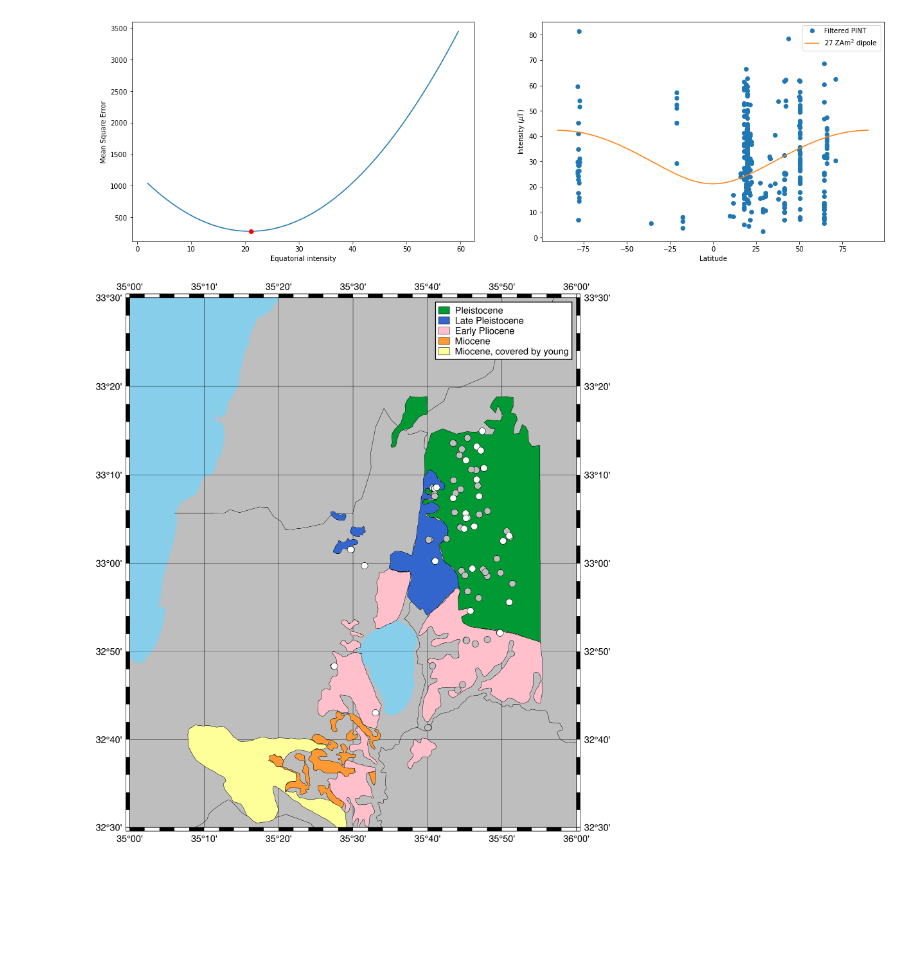
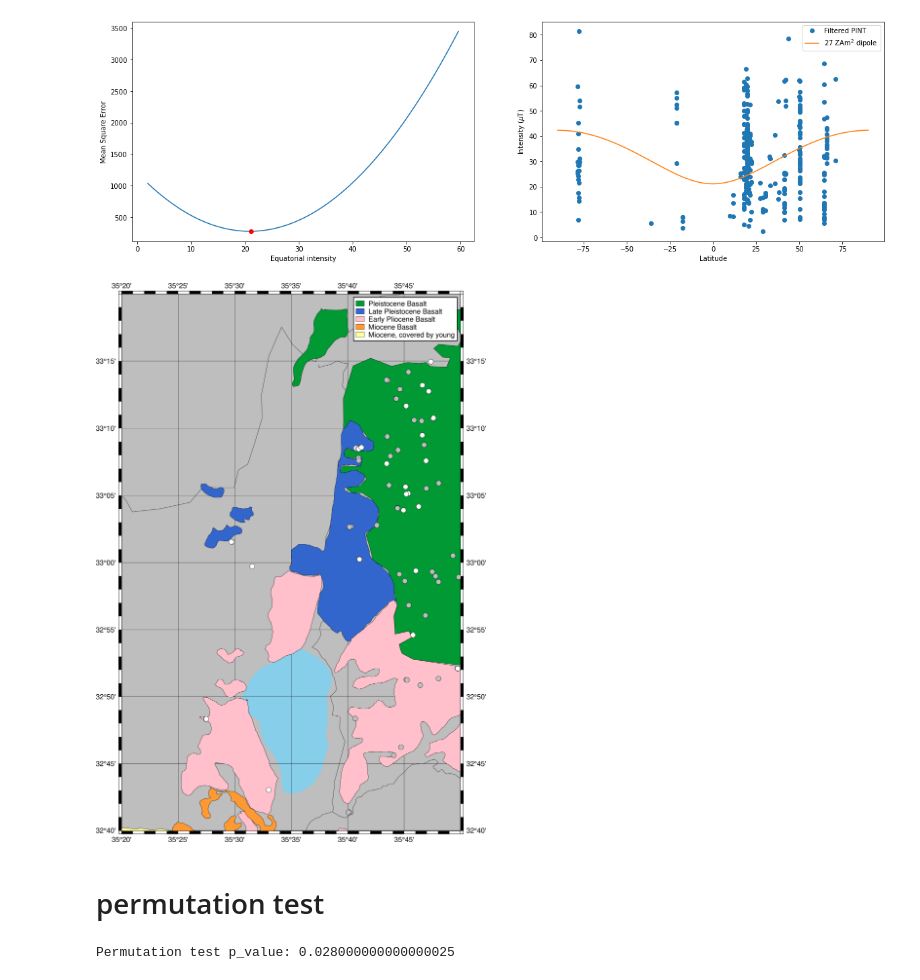
Before and after one commit to hfa2105/Golan_Heights_Analysis, a Jupyter notebook: Asefaw_GH_Analysis.ipynb, the cells around one changed output. Saved outputs shown, nothing was run; the diff lists cells and outputs as text; code cells hidden in the pictures; blank space fills up the shorter version.

Commit message:
permutation test, dipole simulation

```diff
--- a/Asefaw_GH_Analysis.ipynb
+++ b/Asefaw_GH_Analysis.ipynb
@@ -293,39 +301,68 @@ plt.legend();
 [figure]
 # %%
 # site map
-boundary_data = pd.read_csv("./geo_regions.csv")
-coordinate_data = pd.read_csv("./coordinates.csv")
+boundaryData = pd.read_csv("../Data/geo_regions.csv")
+boundaryData['lat']= pd.to_numeric(boundaryData['lat'])
+coordinateData = pd.read_csv("../Data/coordinates.csv")
 
 
-lon = [35, 36]
-lat = [32.5, 33.5]
+lon = [35.3333, 35.833]
+lat = [32.666, 33.333]
 padding = 20
 
+# relief image for Israel, border, inset, color bar
 fig = pygmt.Figure()
+
+
 fig.coast(projection = "M0/0/8i", region = [lon[0], lon[1],lat[0], lat[1]], frame = "afg", land = "gray", water = "skyblue", borders = 1)
 
 
 colors=["#009933", "#3366cc", "pink", "#ff9933", "#ffff99", "#00cc99", "#669999"]
-periods = ["Pleistocene", "Late Pleistocene", "Early Pliocene", "Miocene", "Miocene, covered by young"]
+#periods = ["Pleistocene", "Late Pleistocene", "Early Pliocene", "Miocene", "Miocene, covered by young"]
+periods = ["Pleistocene Basalt", "Late Pleistocene Basalt", "Early Pliocene Basalt", "Miocene Basalt", "Miocene, covered by young"]
+
 for i, period in enumerate(periods):
-    regions = boundary_data[boundary_data['period']==period]
+    regions = boundaryData[boundaryData['period']==period]
     for j in regions['zone'].unique():
-        region_data = regions[regions['zone']==j]
+        regionData = regions[regions['zone']==j]
         if (j == 1):
-            fig.plot(x =region_data['lon'].values, y = region_data['lat'].values , color = colors[i], pen = "black", label = '"' + period +'"')
+            fig.plot(x =regionData['lon'].values, y = regionData['lat'].values , color = colors[i], pen = "black", label = '"' + period +'"')
         else:
-            fig.plot(x =region_data['lon'].values, y = region_data['lat'].values , color = colors[i], pen = "black")
+            fig.plot(x =regionData['lon'].values, y = regionData['lat'].values , color = colors[i], pen = "black")
 
 
 #plot intensity sites
-intensity_sites = coordinate_data[coordinate_data['Site'].str.contains("GHI")]
-direction_sites = coordinate_data[coordinate_data['Site'].str.contains("GHI")==False]
-fig.plot(x = direction_sites['Lon'].values, y = direction_sites['Lat'].values , style = "c0.3c", color = "grey", pen = "black")
-fig.plot(x = intensity_sites['Lon'].values, y =intensity_sites['Lat'].values , style = "c0.3c", color = "white", pen = "black")
+intensitySites = coordinateData[coordinateData['Site'].str.contains("GHI")]
+directionSites = coordinateData[coordinateData['Site'].str.contains("GHI")==False]
+fig.plot(x = directionSites['Lon'].values, y = directionSites['Lat'].values , style = "c0.3c", color = "grey", pen = "black")
+fig.plot(x = intensitySites['Lon'].values, y =intensitySites['Lat'].values , style = "c0.3c", color = "white", pen = "black")
 
 
 
 fig.legend()
 fig.show(width=1000)
 # %% [output]
-[figure, old version]
+[figure, new version]
+# %% [markdown]
+# permutation test
+# %%
+# permutation test
+def perm_test(data, n_a, n_b):
+    np.random.shuffle(data)
+    group_a = data[:n_a]
+    group_b = data[n_a:]
+
+    return group_a.mean() - group_b.mean()
+
+mean_diff = north['VDM/VADM'].mean() - south['VDM/VADM'].mean()
+n_samples = 10000
+data = np.concatenate([north['VDM/VADM'], south['VDM/VADM']])
+diff_estimates = [perm_test(data, north['VDM/VADM'].size, south['VDM/VADM'].size) for i in range(n_samples)]
+diff_estimates = np.array(diff_estimates)
+
+diff_count = len(np.where(diff_estimates<=mean_diff)[0])
+
+p_value = 1 - diff_count/n_samples
+print("Permutation test p_value: {}".format(p_value))
+# %% [output]
+Permutation test p_value: 0.028000000000000025
```
Also changed, not shown: parts of 11 cells of this notebook.
